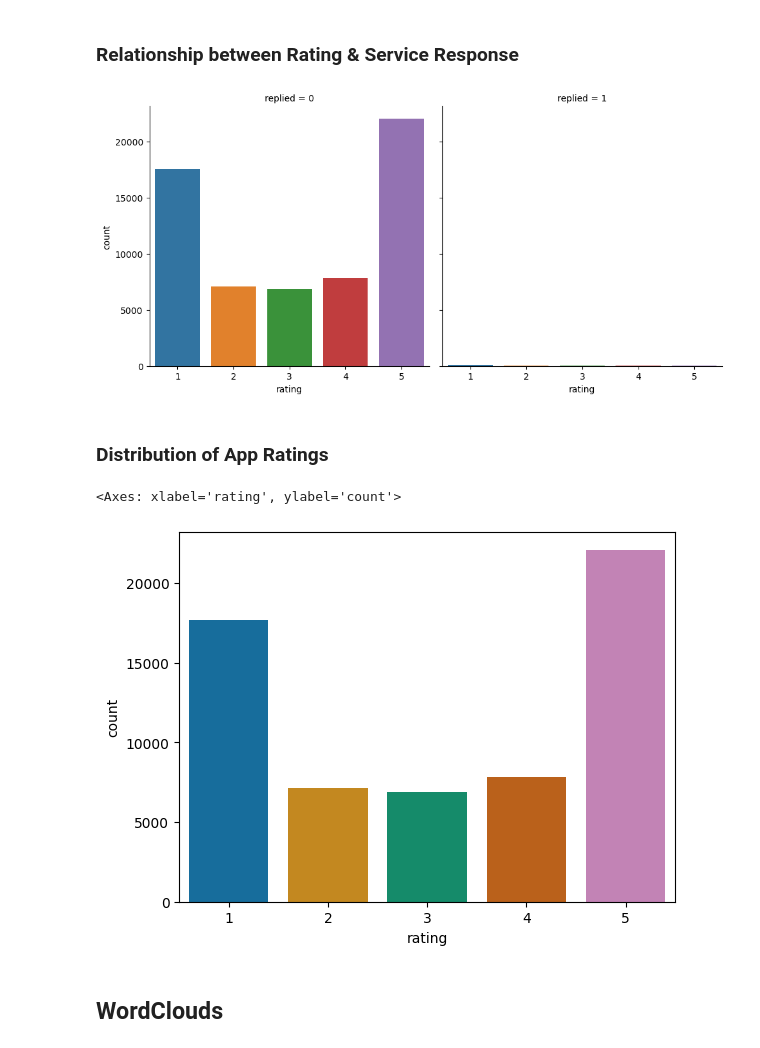
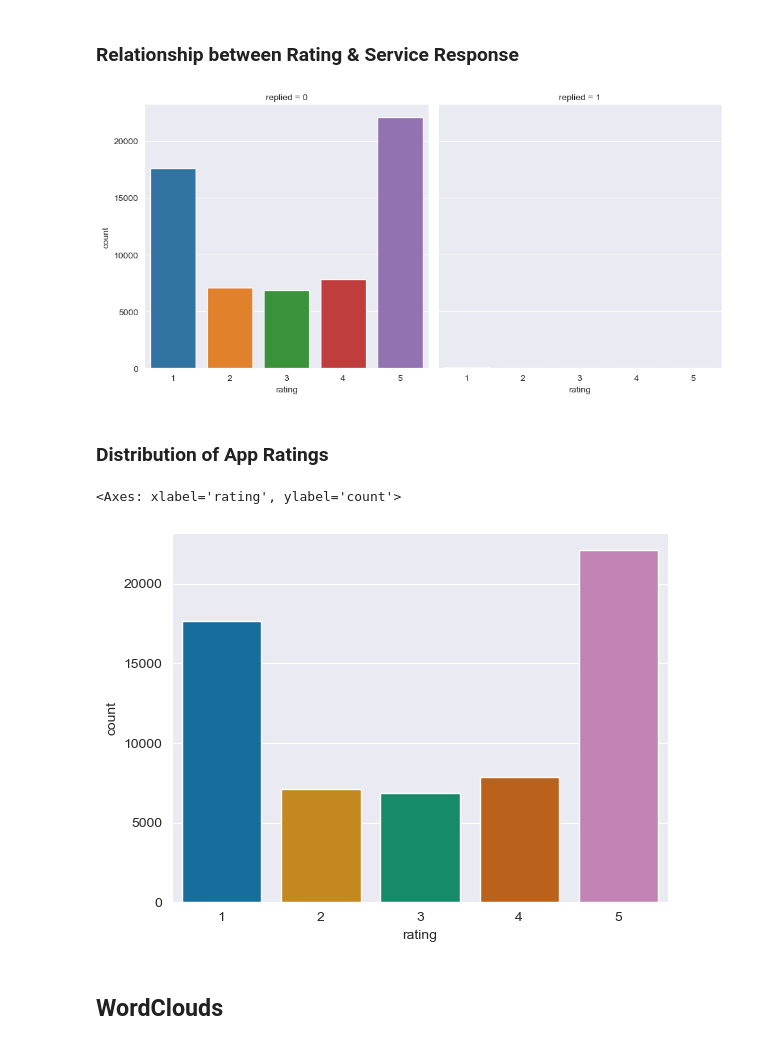
Before and after one commit to asoylatte03/spotify-app-reviews, a Jupyter notebook: vectorization and eda.ipynb, the cells around one changed output. Drawn from its saved outputs; the diff is of its cells as text; code cells hidden in the pictures.

```diff
--- a/vectorization and eda.ipynb
+++ b/vectorization and eda.ipynb
@@ -15,6 +15,7 @@ from sklearn.manifold import TSNE
 
 # visualizations
 import seaborn as sns
+sns.set_style('darkgrid')
 import plotly.express as px
 # %%
 # our processed dataset and corpus with all our lemmatized tokens
@@ -89,15 +142,15 @@ Findings:
 sns.catplot(data=spotify_df,x='rating',kind='count', col='replied')
 plt.show()
 # %% [output]
-[figure, old version]
+[figure, new version]
 # %% [markdown]
 ### Distribution of App Ratings
 # %%
 # a handy count plot
-sns.countplot(data=spotify_reviews,x='rating',palette='colorblind')
+sns.countplot(data=spotify_df,x='rating',palette='colorblind')
 # %% [output]
 <Axes: xlabel='rating', ylabel='count'>
-[figure, old version]
+[figure, new version]
 # %% [markdown]
 ## WordClouds
 # %% [markdown]
```
Also changed, not shown: parts of 65 cells of this notebook, 9 other files.
